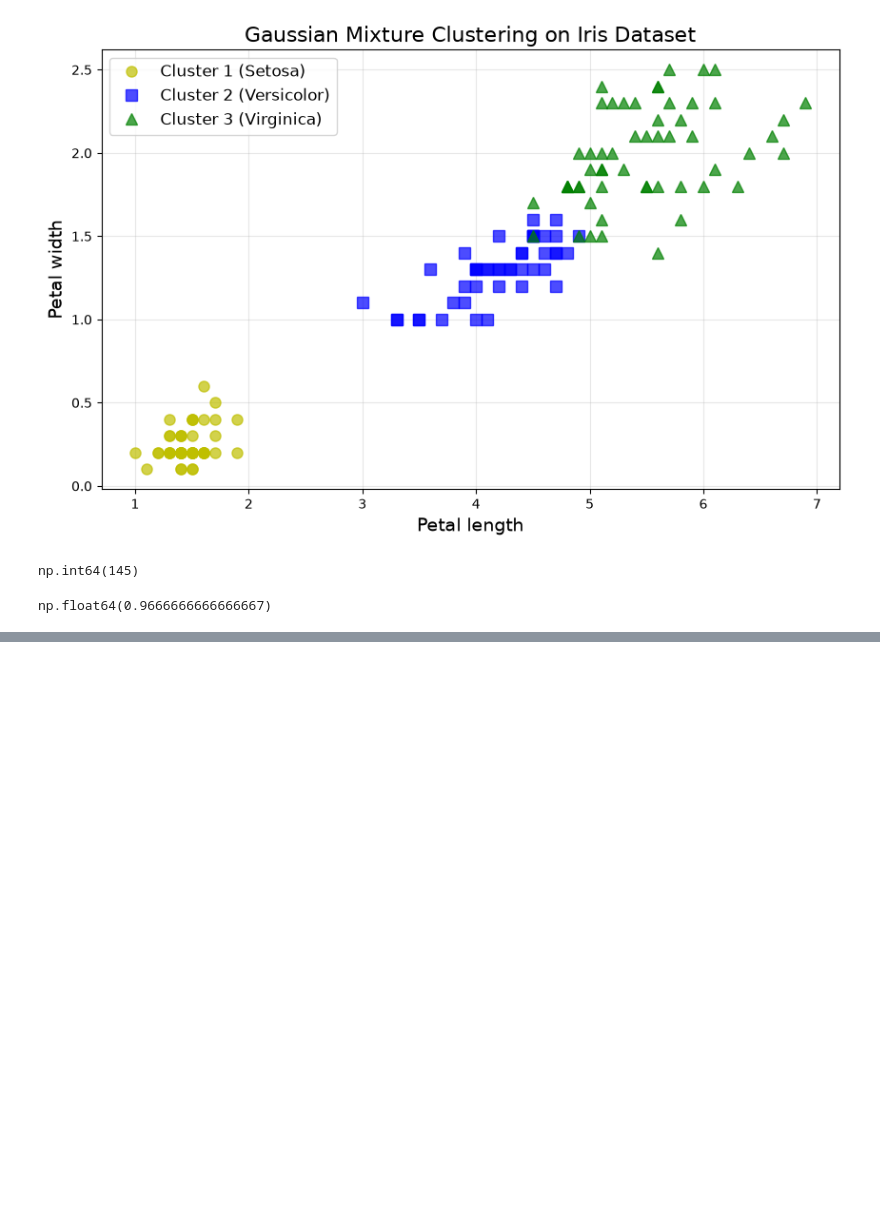
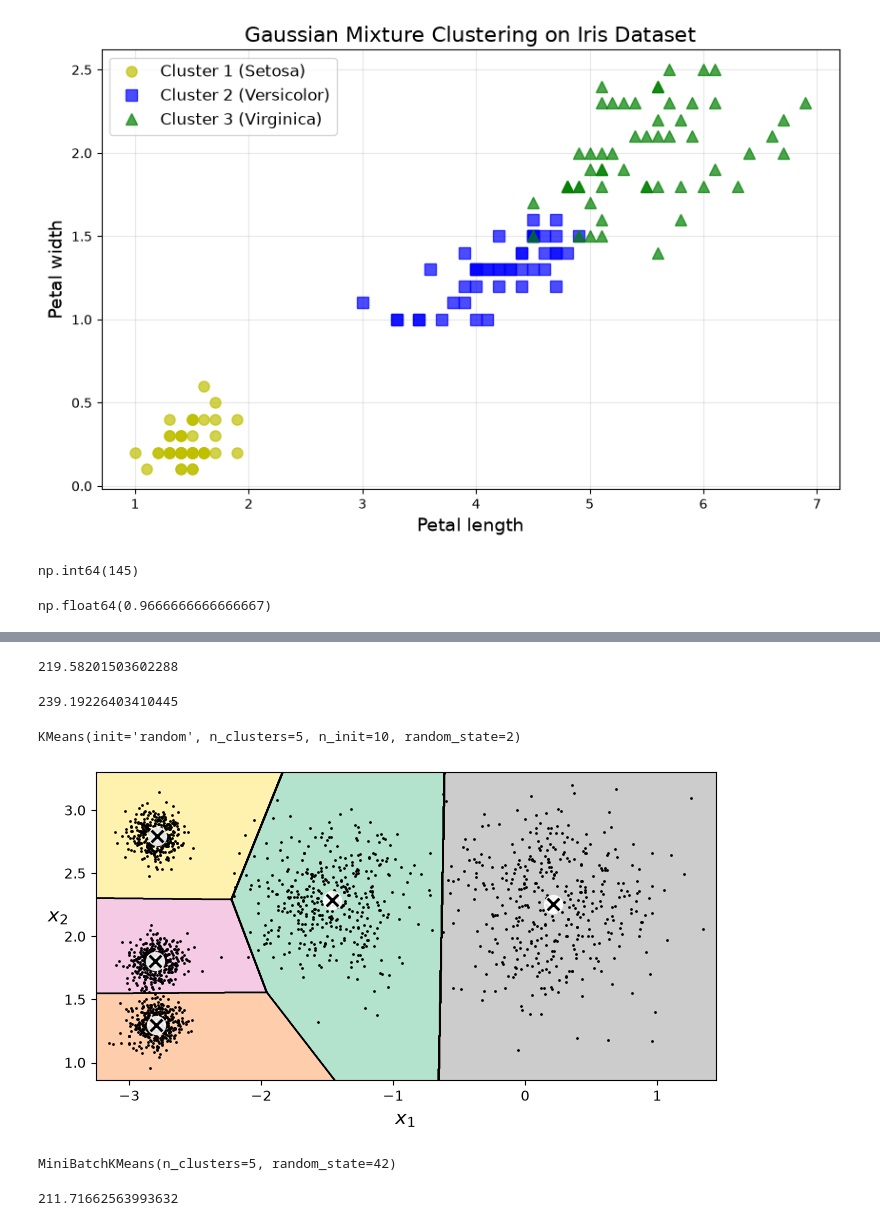
Before and after one commit to vladmurnik/dimensionality_reduction, a Jupyter notebook: UL.ipynb, the cells around one changed output, grey strips where cells are left out. Cells and saved outputs as stored; diff of their text form; code cells hidden in the pictures; blank space fills up the shorter version.

```diff
--- a/UL.ipynb
+++ b/UL.ipynb
@@ -115,0 +297,30 @@ plt.show()
+# %%
+kmeans_rnd_init1.inertia_
+# %% [output]
+219.58201503602288
+# %%
+kmeans_rnd_init2.inertia_
+# %% [output]
+239.19226403410445
+# %%
+kmeans_rnd_10_inits = KMeans(n_clusters=5, init="random", n_init=10, random_state=2)
+kmeans_rnd_10_inits.fit(X)
+# %% [output]
+KMeans(init='random', n_clusters=5, n_init=10, random_state=2)
+# %%
+plt.figure(figsize=(8, 4))
+plot_decision_boundaries(kmeans_rnd_10_inits, X)
+plt.show()
+# %% [output]
+[figure, added]
+# %%
+from sklearn.cluster import MiniBatchKMeans
+
+minibatch_kmeans = MiniBatchKMeans(n_clusters=5, random_state=42)
+minibatch_kmeans.fit(X)
+# %% [output]
+MiniBatchKMeans(n_clusters=5, random_state=42)
+# %%
+minibatch_kmeans.inertia_
+# %% [output]
+211.71662563993632
```
Also changed, not shown: parts of 31 cells of this notebook, 7 other files.
